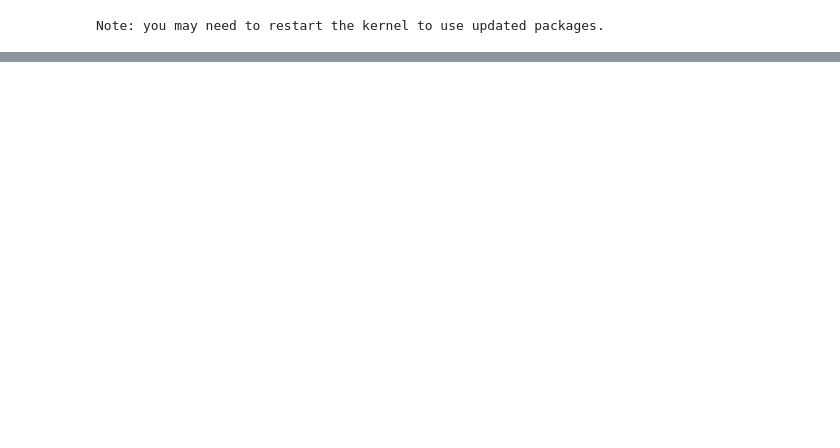
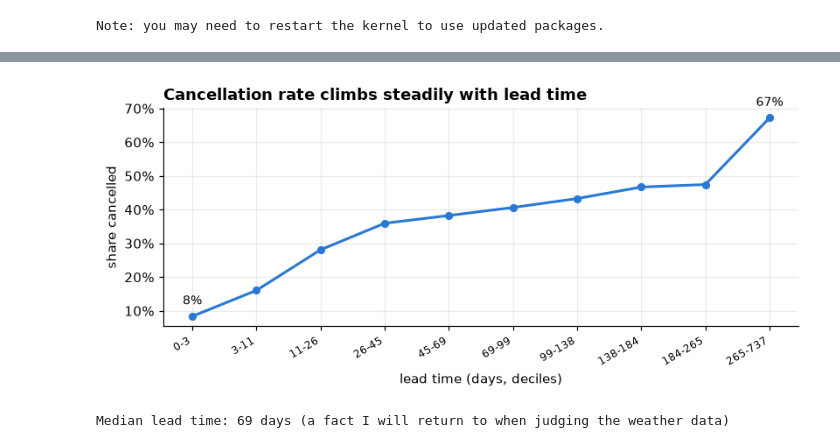
Before and after one commit to OTonGitHub/Lisbon, a Jupyter notebook: lisbon.ipynb, the cells around one changed output, grey strips where cells are left out. Cells and saved outputs as stored; diff of their text form; code cells hidden in the pictures; blank space fills up the shorter version.

```diff
--- a/lisbon.ipynb
+++ b/lisbon.ipynb
@@ -909,21 +69,0 @@ operating threshold (max F1 on train out-of-fold): 0.51
-# %%
-fig, axes = plt.subplots(1, 2, figsize=(10, 4.2))
-curves = [("gradient boosting", p_hgb, C_BLUE, 2.2),
-          ("logistic regression", p_lr, C_ORANGE, 1.8),
-          ("heuristic", h_score.values, "0.45", 1.5)]
-for name, s, col, lw in curves:
-    fpr, tpr, _ = roc_curve(y_test, s)
-    axes[0].plot(fpr, tpr, color=col, lw=lw, label=f"{name} (AUC {roc_auc_score(y_test, s):.3f})")
-axes[0].plot([0, 1], [0, 1], ls=":", color="0.6", lw=1, label="chance")
-axes[0].set_title("ROC: ranking risky bookings")
-axes[0].set_xlabel("false positive rate"); axes[0].set_ylabel("true positive rate")
-axes[0].legend(frameon=False, fontsize=8, loc="lower right")
-
-for name, s, col, lw in curves:
-    prec, rec, _ = precision_recall_curve(y_test, s)
-    axes[1].plot(rec, prec, color=col, lw=lw, label=f"{name} (AP {average_precision_score(y_test, s):.3f})")
-axes[1].axhline(y_test.mean(), ls=":", color="0.6", lw=1, label=f"base rate {y_test.mean():.0%}")
-axes[1].set_title("Precision-recall: quality of the flags")
-axes[1].set_xlabel("recall (cancellations caught)"); axes[1].set_ylabel("precision (flags that were right)")
-axes[1].legend(frameon=False, fontsize=8, loc="lower left")
-plt.show()
@@ -1124,0 +175,24 @@ untreated control group to keep measuring the true base behaviour.
+# %%
+lead_time_deciles = pd.qcut(bookings.LeadTime, 10, duplicates="drop")
+cancel_rate_by_lead_time = bookings.groupby(lead_time_deciles, observed=True).IsCanceled.mean()
+decile_labels = [f"{int(interval.left)}-{int(interval.right)}"
+                 for interval in cancel_rate_by_lead_time.index]
+
+fig, ax = plt.subplots(figsize=(7.5, 3.4))
+ax.plot(range(len(cancel_rate_by_lead_time)), cancel_rate_by_lead_time.values,
+        color=BLUE, lw=2, marker="o", ms=5)
+for i in (0, len(cancel_rate_by_lead_time) - 1):
+    ax.annotate(f"{cancel_rate_by_lead_time.iloc[i]:.0%}", (i, cancel_rate_by_lead_time.iloc[i]),
+                textcoords="offset points", xytext=(0, 9), ha="center", fontsize=9)
+ax.set_xticks(range(len(cancel_rate_by_lead_time)), decile_labels,
+              rotation=30, ha="right", fontsize=8)
+ax.yaxis.set_major_formatter(lambda value, _: f"{value:.0%}")
+ax.set_title("Cancellation rate climbs steadily with lead time")
+ax.set_xlabel("lead time (days, deciles)")
+ax.set_ylabel("share cancelled")
+plt.show()
+print(f"Median lead time: {bookings.LeadTime.median():.0f} days "
+      f"(a fact I will return to when judging the weather data)")
+# %% [output]
+[figure, added]
+Median lead time: 69 days (a fact I will return to when judging the weather data)
```
Also changed, not shown: parts of 95 cells of this notebook, 5 other files.
